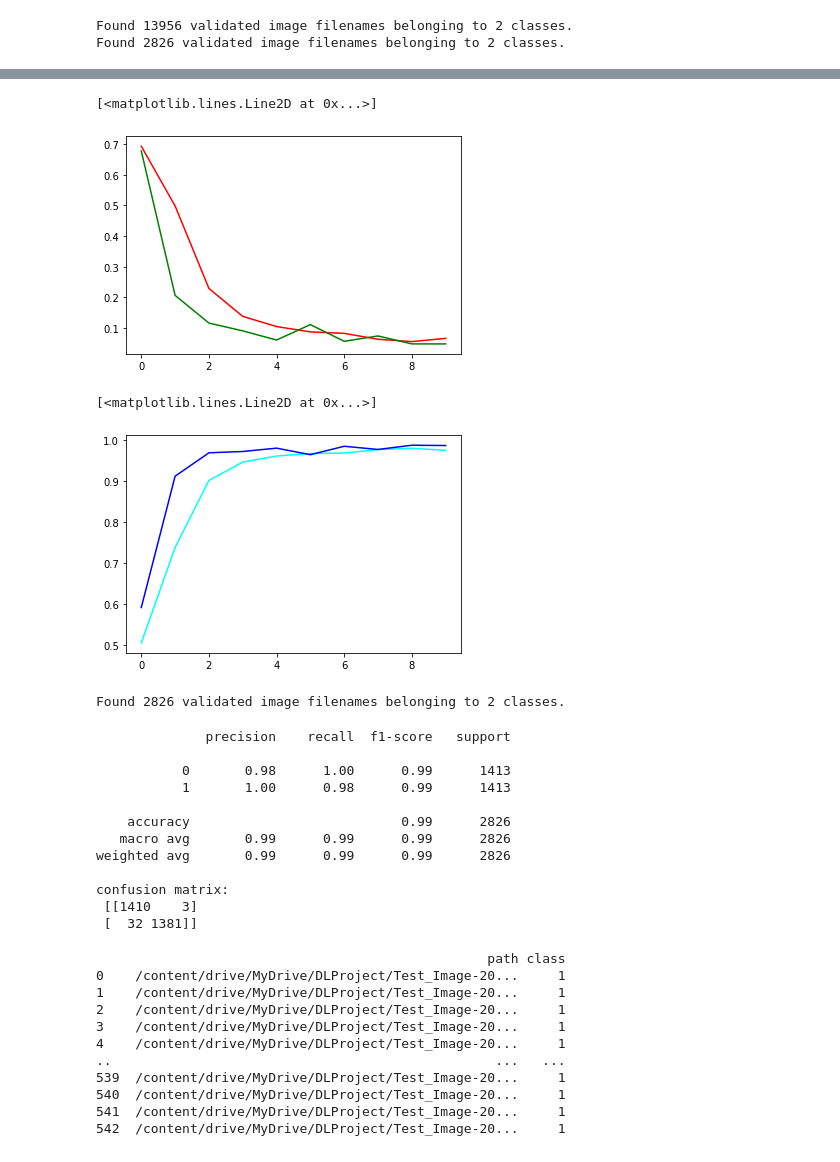
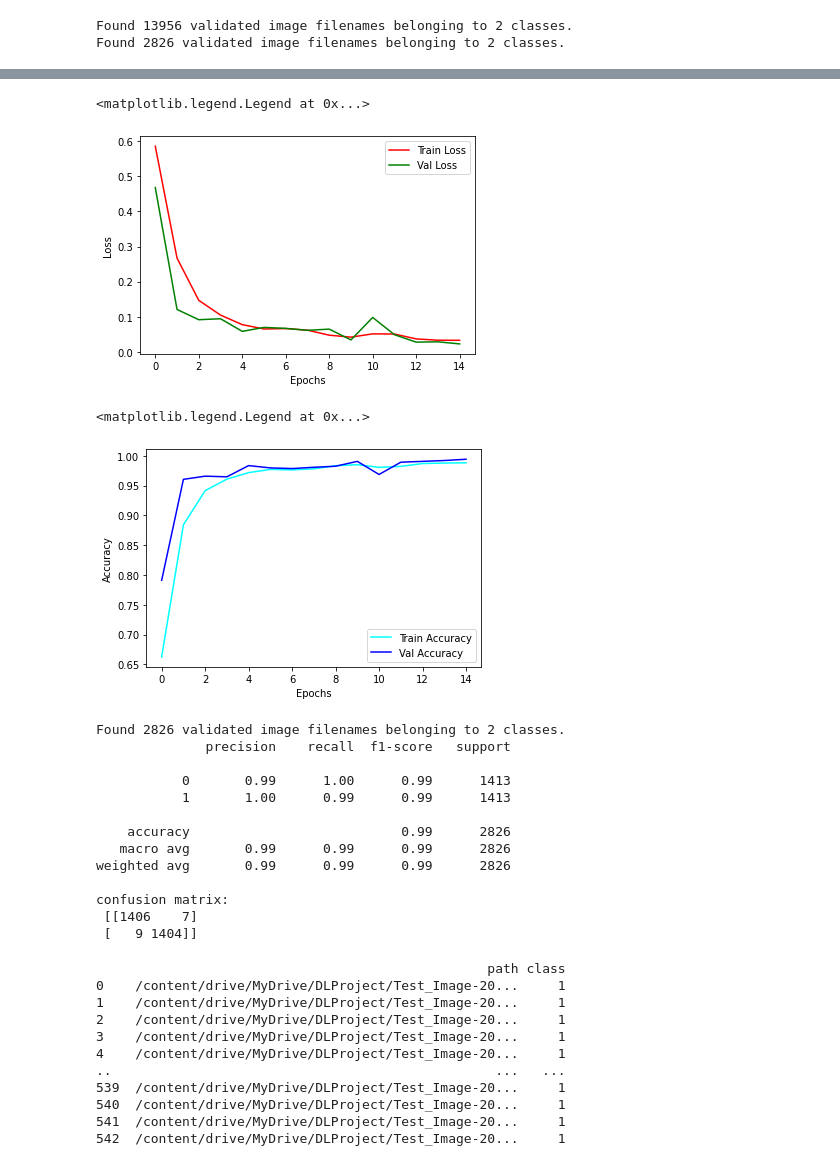
Before and after one commit to YasamanAdl94/EE8223, a Jupyter notebook: EE8223.ipynb, the cells around one changed output, grey strips where cells are left out. Saved outputs shown, nothing was run; the diff lists cells and outputs as text; code cells hidden in the pictures.

```diff
--- a/EE8223.ipynb
+++ b/EE8223.ipynb
@@ -258,9 +258,9 @@ model = Sequential([
     Dropout(0.25),
     Dense(1, activation='sigmoid')
 ])
-
+opt = tf. keras. optimizers.Adam(lr=0.0005)
 model.compile(loss='binary_crossentropy',
-              optimizer='adam',
+              optimizer=opt,
               metrics=['accuracy'])
 model.summary()
 # %% [output]
@@ -282,7 +282,7 @@ Trainable params: 3,648,001
 Non-trainable params: 0
 _________________________________________________________________
 # %%
-h = model.fit(train_generator, epochs=10, steps_per_epoch = df_train.shape[0]// 64,
-                           validation_data=val_generator,validation_steps=df_v.shape[0] // 64,
+h = model.fit(train_generator, epochs=15, steps_per_epoch = df_train.shape[0]// 64,
+                           validation_data=val_generator, validation_steps=df_v.shape[0] // 64,
                            callbacks = [ model_checkpoint_callback ])
 # %% [output]
@@ -309,16 +306,22 @@ Epoch 10/10
 # %%
 #training loss and validation loss
-plt.plot(h.history['loss'], color = 'red')
-plt.plot(h.history['val_loss'], color = 'green')
+plt.plot(h.history['loss'], color = 'red', label='Train Loss')
+plt.plot(h.history['val_loss'], color = 'green', label='Val Loss')
+plt.xlabel("Epochs")
+plt.ylabel("Loss")
+plt.legend()
 # %% [output]
-[<matplotlib.lines.Line2D at 0x...>]
+<matplotlib.legend.Legend at 0x...>
-[figure, old version]
+[figure, new version]
 # %%
-plt.plot(h.history['accuracy'], color = 'cyan')
-plt.plot(h.history['val_accuracy'], color = 'blue')
+plt.plot(h.history['accuracy'], color = 'cyan', label='Train Accuracy')
+plt.plot(h.history['val_accuracy'], color = 'blue', label='Val Accuracy')
+plt.xlabel("Epochs")
+plt.ylabel("Accuracy")
+plt.legend()
 # %% [output]
-[<matplotlib.lines.Line2D at 0x...>]
+<matplotlib.legend.Legend at 0x...>
-[figure, old version]
+[figure, new version]
 # %%
 #prediction and accuracy results for the model on validation set
 
@@ -330,7 +333,7 @@ pred_generator=test_datagen.flow_from_dataframe(dataframe=df_v, directory=None,
                                                 batch_size=1)
 model.load_weights('/content/drive/MyDrive/DLProject')
 
-pred= model.predict_generator(pred_generator, steps=pred_generator.n//pred_generator.batch_size)
+pred= model.predict(pred_generator, steps=pred_generator.n//pred_generator.batch_size)
 pred_bool = (pred >= 0.5)
 
 y_pred = np.array(pred_bool,dtype =int)
@@ -342,18 +345,18 @@ print(classification_report(y_true, y_pred))
 print("confusion matrix:", '\n', confusion_matrix(y_true, y_pred))
 # %% [output]
 Found 2826 validated image filenames belonging to 2 classes.
+              precision    recall  f1-score   support
+
+           0       0.99      1.00      0.99      1413
+           1       1.00      0.99      0.99      1413
+
+    accuracy                           0.99      2826
+   macro avg       0.99      0.99      0.99      2826
+weighted avg       0.99      0.99      0.99      2826
+
+confusion matrix:
+ [[1406    7]
+ [   9 1404]]
-              precision    recall  f1-score   support
-
-           0       0.98      1.00      0.99      1413
-           1       1.00      0.98      0.99      1413
-
-    accuracy                           0.99      2826
-   macro avg       0.99      0.99      0.99      2826
-weighted avg       0.99      0.99      0.99      2826
-
-confusion matrix:
- [[1410    3]
- [  32 1381]]
 # %%
 #predicting on test set
 path = '/content/drive/MyDrive/DLProject/Test'
```
Also changed, not shown: parts of 3 cells of this notebook.
